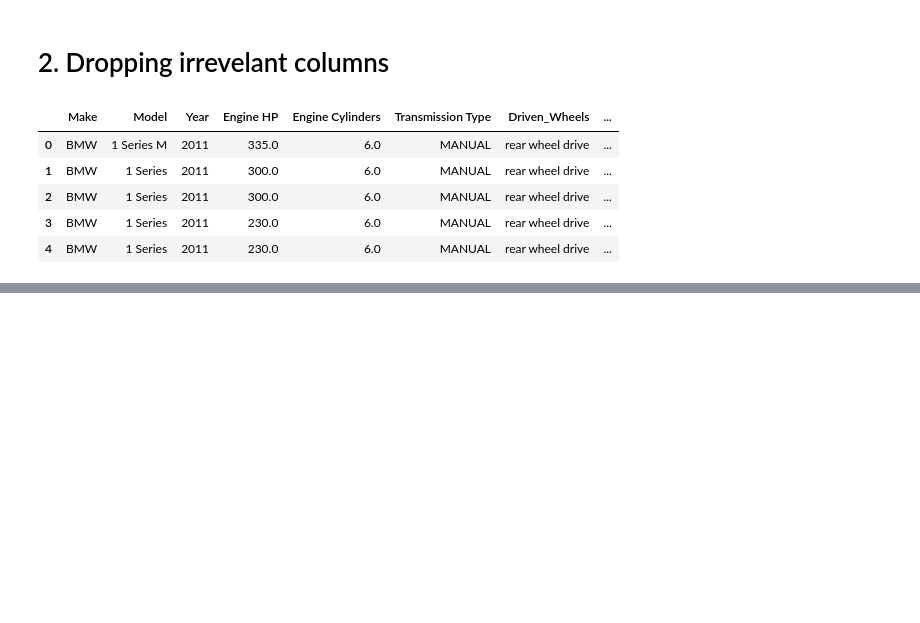
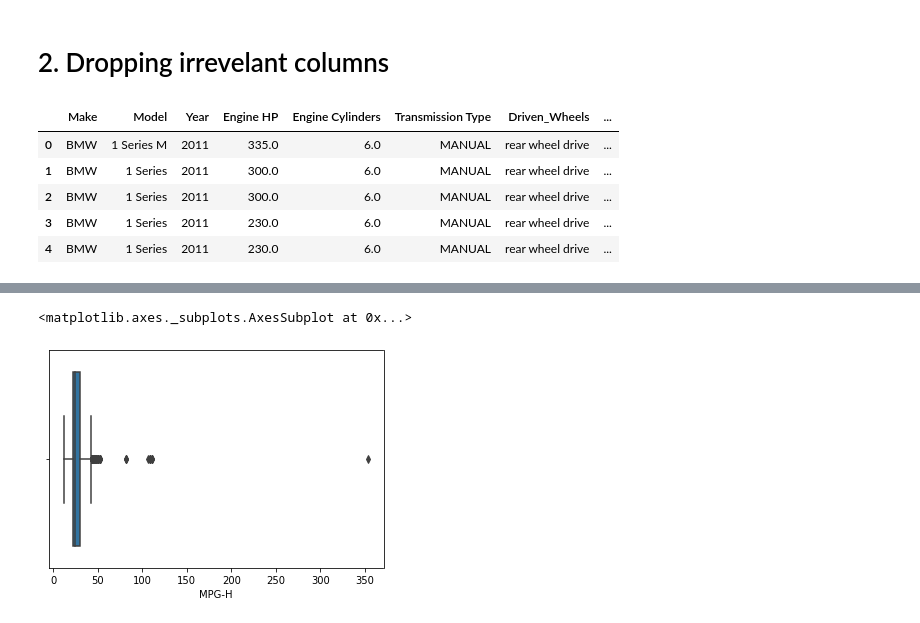
Before and after one commit to anifmohammad/MLinternshipproject, a Jupyter notebook: exploratory_data_analysis_of_car_features.ipynb, the cells around one changed output, grey strips where cells are left out. Saved outputs shown, nothing was run; the diff lists cells and outputs as text; code cells hidden in the pictures; blank space fills up the shorter version.

```diff
--- a/exploratory_data_analysis_of_car_features.ipynb
+++ b/exploratory_data_analysis_of_car_features.ipynb
@@ -85,0 +189,5 @@ df.head(5)
+# %%
+sns.boxplot(x=df['MPG-H'])
+# %% [output]
+<matplotlib.axes._subplots.AxesSubplot at 0x...>
+[figure, added]
```
Also changed, not shown: parts of 33 cells of this notebook.
